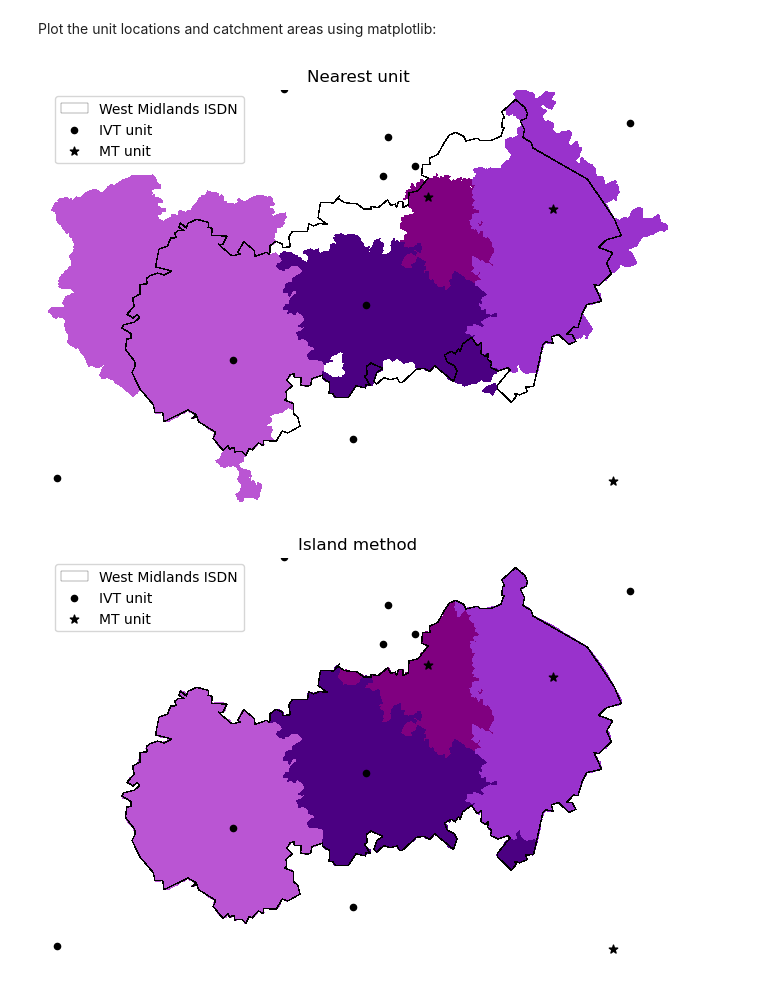
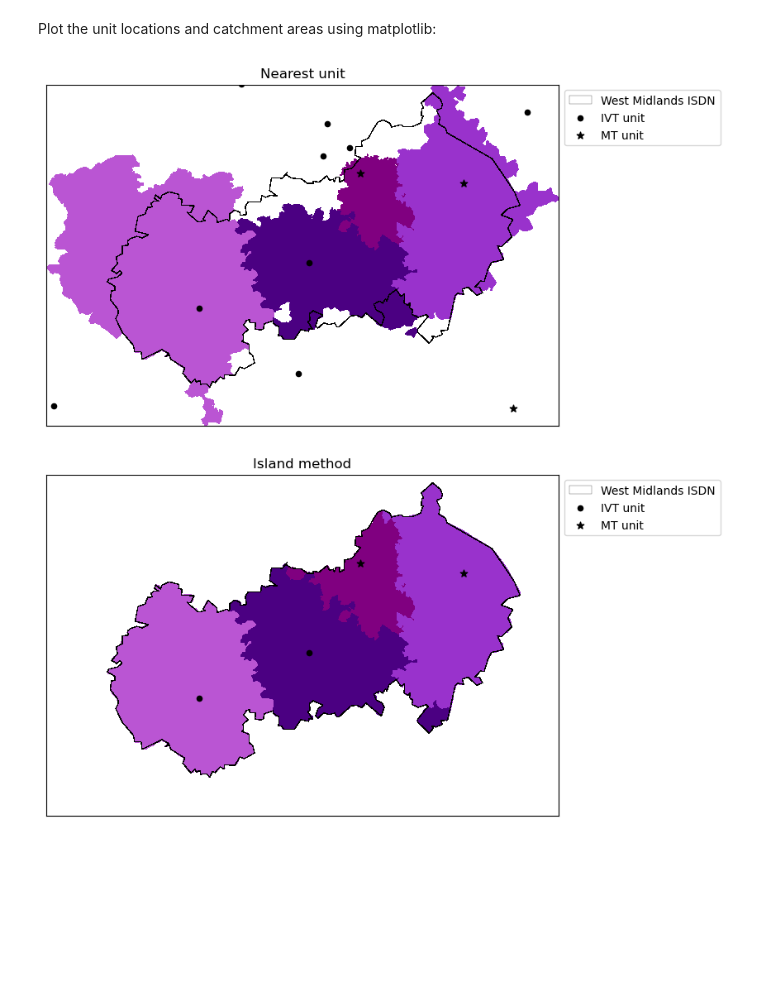
Before and after one commit to stroke-modelling/stroke-maps, a Jupyter notebook: docs/04b_island_lsoa_catchment.ipynb, the cells around one changed output. Saved outputs shown, nothing was run; the diff lists cells and outputs as text; code cells hidden in the pictures; blank space fills up the shorter version.

Commit message:
Finished island catchment docs

```diff
--- a/docs/04b_island_lsoa_catchment.ipynb
+++ b/docs/04b_island_lsoa_catchment.ipynb
@@ -231,0 +60,26 @@ df_travel_lsoa_acute = df_travel_lsoa[postcodes_acute_units].copy()
+# %%
+def make_gdf(
+        df_catchment_acute,  # Contains LSOA-unit link.
+        gdf_lsoa
+        ):
+    """
+    Make a GeoDataFrame of stroke unit catchment areas.
+    """
+    gdf_lsoa_acute = gdf_lsoa.copy()
+
+    # Merge in the information on nearest acute stroke unit:
+    gdf_lsoa_acute = pd.merge(
+        gdf_lsoa_acute, df_catchment_acute['unit_postcode'],
+        left_on='LSOA11NM', right_index=True, how='right'
+    )
+    # Combine LSOA with the same acute stroke unit into a single region:
+    gdf_catchment_acute = stroke_maps.geo.combine_regions(gdf_lsoa_acute, 'unit_postcode')
+    # Convert the coordinates to British National Grid so that they match other geometry:
+    gdf_catchment_acute = gdf_catchment_acute.to_crs('EPSG:27700')
+    # Assign colours:
+    gdf_catchment_acute['adjacent_colours'] = greedy(
+        gdf_catchment_acute, min_distance=1, balance='count').astype(str)
+    # Assign these colours to the regions:
+    gdf_catchment_acute['colour_str'] = gdf_catchment_acute['adjacent_colours'].map(colour_map)
+
+    return gdf_catchment_acute
@@ -262,7 +225,10 @@ mask_units = (
     (df_units['isdn'] == 'West Midlands') &
     (df_units['use_ivt'] == 1)
 )
+df_units = df_units[mask_units]
+postcodes_island = df_units.index
 
-df_units_here = df_units[mask_units]
+# Load the travel time matrix:
+df_travel_lsoa = stroke_maps.load_data.travel_time_matrix_lsoa()
+# Limit it to these units:
+df_travel_lsoa_here = df_travel_lsoa.copy()[df_units.index]
-# %%
-df_travel_lsoa_here = df_travel_lsoa_here[df_units_here.index]
@@ -351,8 +301,8 @@ bounds = [
 # %% [markdown]
 Plot the unit locations and catchment areas using matplotlib:
 # %%
-plot_catchment(gdf_catchment_acute, title='Nearest unit', bounds=bounds)
-plot_catchment(gdf_catchment_island, title='Island method', bounds=bounds)
+plot_catchment(gdf_catchment_acute, gdf_isdn, gdf_units, postcodes_acute_units, title='Nearest unit', bounds=bounds)
+plot_catchment(gdf_catchment_island, gdf_isdn, gdf_units, postcodes_island, title='Island method', bounds=bounds)
 # %% [output]
-[figure, old version]
+[figure, new version]
-[figure, old version]
+[figure, new version]
```
Also changed, not shown: parts of 61 cells of this notebook.
